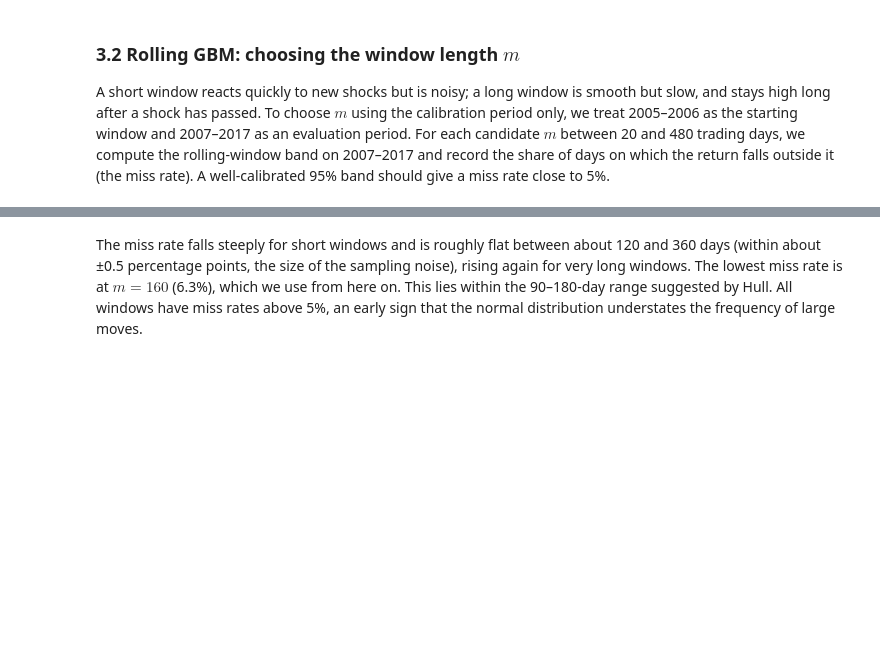
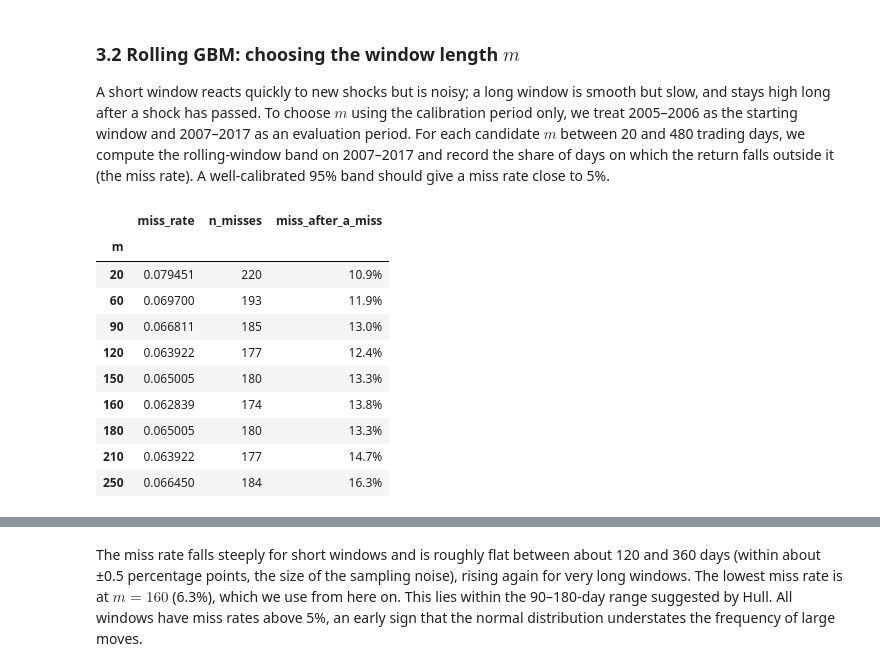
Before and after one commit to Harry140896/Volatility-band-width, a Jupyter notebook: volatility_band_width.ipynb, the cells around one changed output, grey strips where cells are left out. Saved outputs shown, nothing was run; the diff lists cells and outputs as text; code cells hidden in the pictures; blank space fills up the shorter version.

```diff
--- a/volatility_band_width.ipynb
+++ b/volatility_band_width.ipynb
@@ -278,4 +292,38 @@ The only parameter is the daily volatility, estimated in Section 1 as the standa
 # %% [markdown]
 ### 3.2 Rolling GBM: choosing the window length $m$
 A short window reacts quickly to new shocks but is noisy; a long window is smooth but slow, and stays high long after a shock has passed. To choose $m$ using the calibration period only, we treat 2005–2006 as the starting window and 2007–2017 as an evaluation period. For each candidate $m$ between 20 and 480 trading days, we compute the rolling-window band on 2007–2017 and record the share of days on which the return falls outside it (the miss rate). A well-calibrated 95% band should give a miss rate close to 5%.
+# %%
+M = [20, 60, 90, 120, 150, 160, 180, 210, 250]
+early = fit_log_returns.loc[:'2006']           # fills the first window
+window = fit_log_returns.loc['2007':'2017']    # evaluation period (still inside the fit period)
+
+results = []
+for m in M:
+    sigma = rolling_gbm(early, window, m)
+    lower, upper = sigma_to_band(sigma)
+    miss = window.abs() > upper
+
+    # clustering: share of misses that come the day after another miss
+    after_miss = miss & miss.shift(1, fill_value=False)
+    share_clustered = after_miss.sum() / miss.sum()
+
+    results.append({"m": m,
+                    "miss_rate": miss.mean(),
+                    "n_misses": miss.sum(),
+                    "miss_after_a_miss": f"{share_clustered:.1%}"})
+
+results = pd.DataFrame(results).set_index("m")
+results
+# %% [output]
+|  | miss_rate | n_misses | miss_after_a_miss |
+| m |  |  |  |
+| 20 | 0.079451 | 220 | 10.9% |
+| 60 | 0.069700 | 193 | 11.9% |
+| 90 | 0.066811 | 185 | 13.0% |
+| 120 | 0.063922 | 177 | 12.4% |
+| 150 | 0.065005 | 180 | 13.3% |
+| 160 | 0.062839 | 174 | 13.8% |
+| 180 | 0.065005 | 180 | 13.3% |
+| 210 | 0.063922 | 177 | 14.7% |
+| 250 | 0.066450 | 184 | 16.3% |
 # %%
```
Also changed, not shown: parts of 44 cells of this notebook, 2 other files.
